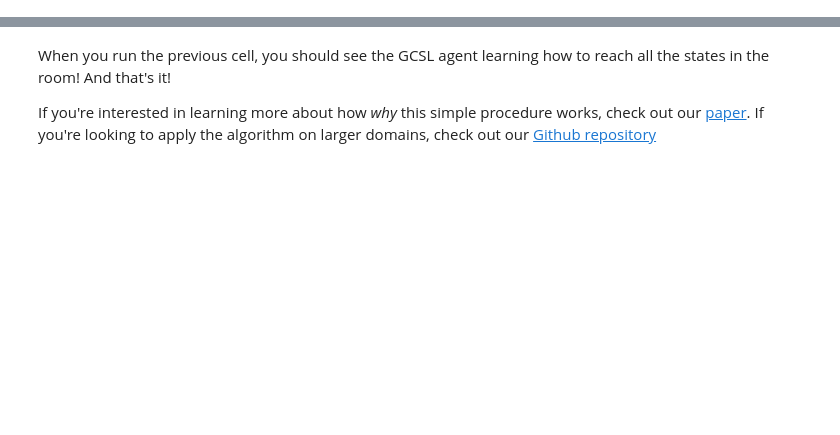
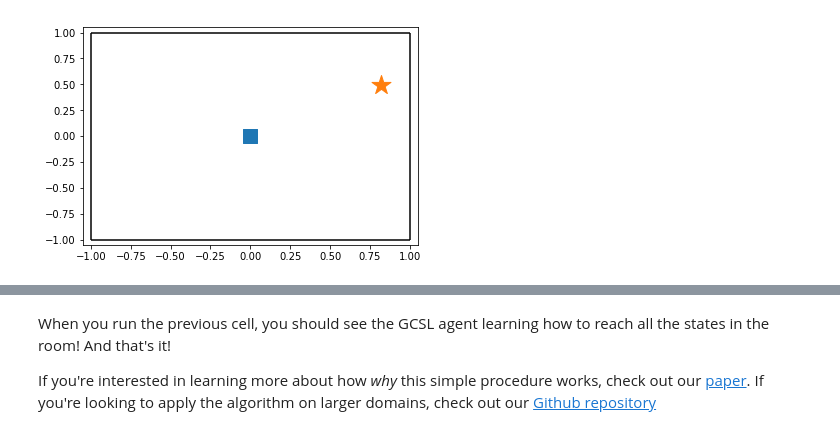
Before and after one commit to dibyaghosh/blog, a Jupyter notebook: notebooks/gcsl.ipynb, the cells around one changed output, grey strips where cells are left out. Drawn from its saved outputs; the diff is of its cells as text; code cells hidden in the pictures; blank space fills up the shorter version.

Commit message:
Updated GCSL

```diff
--- a/notebooks/gcsl.ipynb
+++ b/notebooks/gcsl.ipynb
@@ -368,0 +118,60 @@ Max Distance to Goal:  0.204
+# %%
+# HIDDEN
+
+class PointmassEnv(gym.Env):
+  def __init__(self):
+    # 2-d coordinates
+    self.observation_space = gym.spaces.Box(-1, 1, shape=(2,), dtype=np.float32)
+    self.position = np.zeros(2)
+    # Up, Right, Down, Left, Stay
+    self.action_space = gym.spaces.Discrete(5)
+
+  def reset(self):
+    self.position = np.zeros(2)
+    return self.position
+
+  def action_to_direction(self, a):
+    actions = [
+               np.array([0, 1]), # Up
+               np.array([1, 0]), # Right
+               np.array([0, -1]), # Down
+               np.array([-1, 0]), # Left,
+               np.array([0, 0]), # Stay still
+    ]
+    return actions[a]
+
+  def step(self, a):
+    direction = self.action_to_direction(a)
+    step = 0.05 * direction + np.random.randn() * 0.01 # Take a noisy step in direction
+    self.position = self.position + step
+    self.position = np.clip(self.position, -1, 1) # Clip to prevent object from escaping
+    return (self.position, # State
+          0,     # Reward (not necessary for GCSL)
+          False, # Done flag
+          dict()) # Additional info
+
+  def sample_goal(self):
+    return np.random.rand(2) * 2 - 1 # Sample uniformly from [-1, 1]
+
+
+def plot_trajectory(trajectory, ax=None):
+  if ax is None:
+    ax = plt.gca()
+  # Draw path
+  ax.plot(*trajectory['states'].T)
+  # Draw goal
+  ax.scatter(0, 0, s=200, marker='s')
+  ax.scatter(trajectory['desired_goal'][0], trajectory['desired_goal'][1], s=400, marker='*')
+  # Draw boundary
+  ax.vlines([-1, 1], -1, 1)
+  ax.hlines([-1, 1], -1, 1)
+
+  ax.set_xlim(-1.05, 1.05)
+  ax.set_ylim(-1.05, 1.05)
+  ax.axis('off')
+
+env = PointmassEnv()
+plot_trajectory(dict(states=env.reset()[None], desired_goal=env.sample_goal()))
+plt.axis('on');
+# %% [output]
+[figure, added]
```
Also changed, not shown: parts of 35 cells of this notebook, 1 other file.
